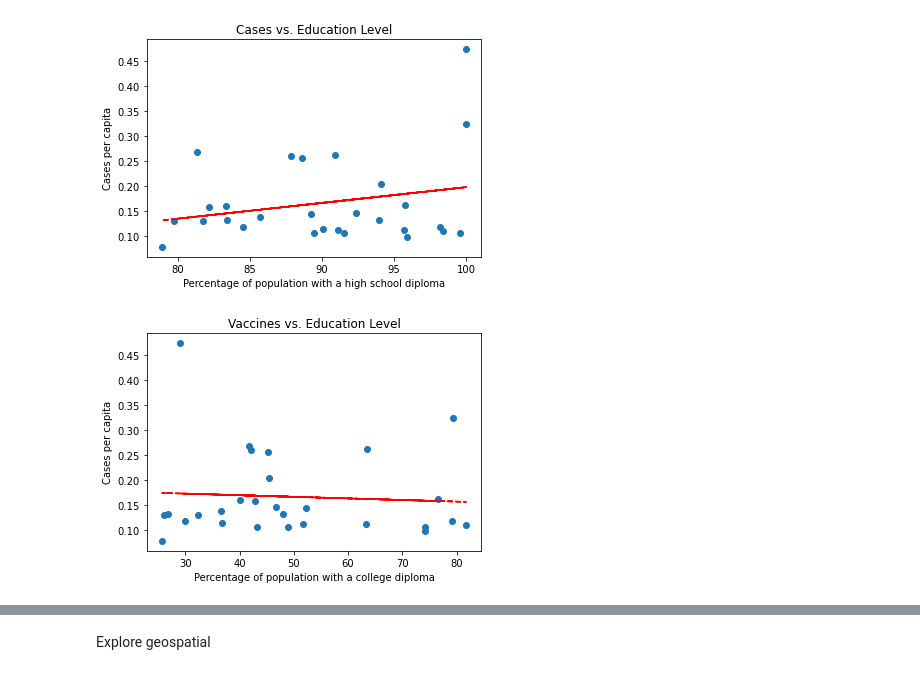
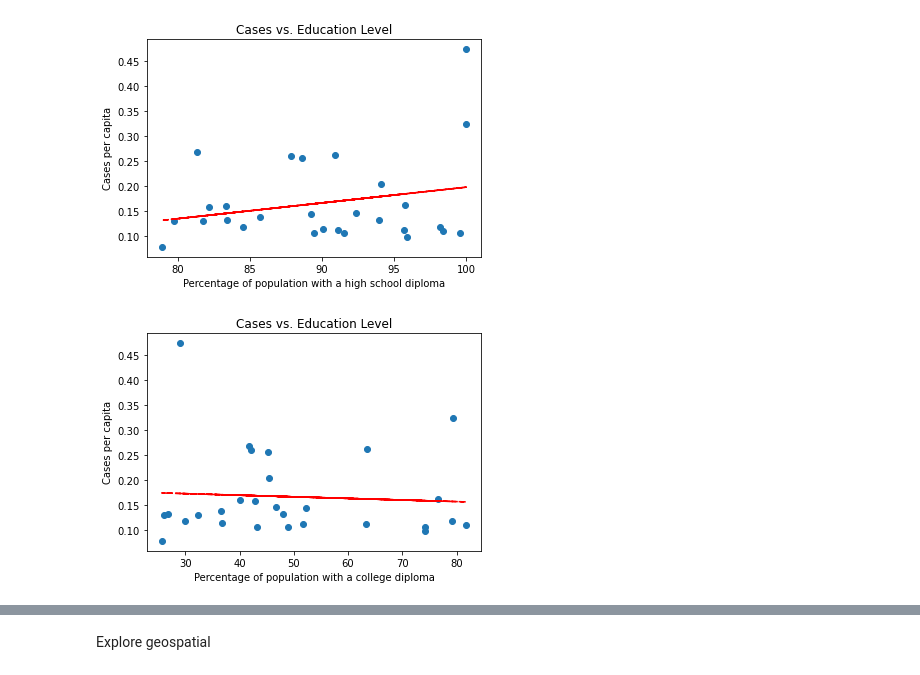
Before and after one commit to ryanhilber93/nash-covid-cases-vaccines-hot_chickens, a Jupyter notebook: hilber_notebook.ipynb, the cells around one changed output, grey strips where cells are left out. Drawn from its saved outputs; the diff is of its cells as text; code cells hidden in the pictures.

```diff
--- a/hilber_notebook.ipynb
+++ b/hilber_notebook.ipynb
@@ -100,6 +100,8 @@ Data columns (total 5 columns):
  4   protocol     6694 non-null   object
 dtypes: float64(3), object(2)
 memory usage: 261.6+ KB
+# %%
+vaccines_clean = vaccines[vaccines['dose_nbr'] == 1]
 # %%
 vaccines['count_given'].sum()
 # %% [output]
@@ -111,7 +117,7 @@ cases['Cases'].sum()
 # %% [markdown]
 Create dataframe for vaccines by zip
 # %%
-vac_by_zip = vaccines.groupby('zipcode')['count_given'].sum()
+vac_by_zip = vaccines_clean.groupby('zipcode')['count_given'].sum()
 df_vac_by_zip = vac_by_zip.to_frame()
 df_vac_by_zip
 # %% [output]
@@ -456,13 +462,13 @@ plt.plot(x,p(x),"r--");
 [figure]
 # %%
 plt.plot('perc_associate_ormore', 'cases_per_cap', marker='o', linestyle='none', data=df_all_2)
-plt.title('Vaccines vs. Education Level')
+plt.title('Cases vs. Education Level')
 plt.xlabel("Percentage of population with a college diploma")
 plt.ylabel('Cases per capita')
 x = df_all_2['perc_associate_ormore']
 y = df_all_2['cases_per_cap']
 z = np.polyfit(x, y, 1)
 p = np.poly1d(z)
 plt.plot(x,p(x),"r--");
 # %% [output]
-[figure, old version]
+[figure, new version]
```
Also changed, not shown: parts of 18 cells of this notebook.
